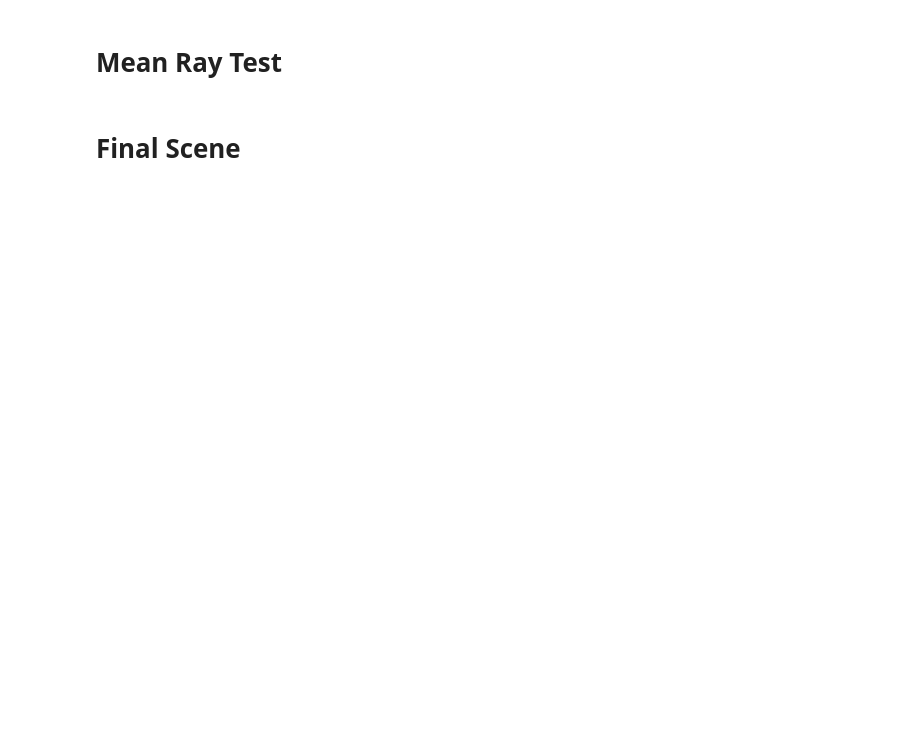
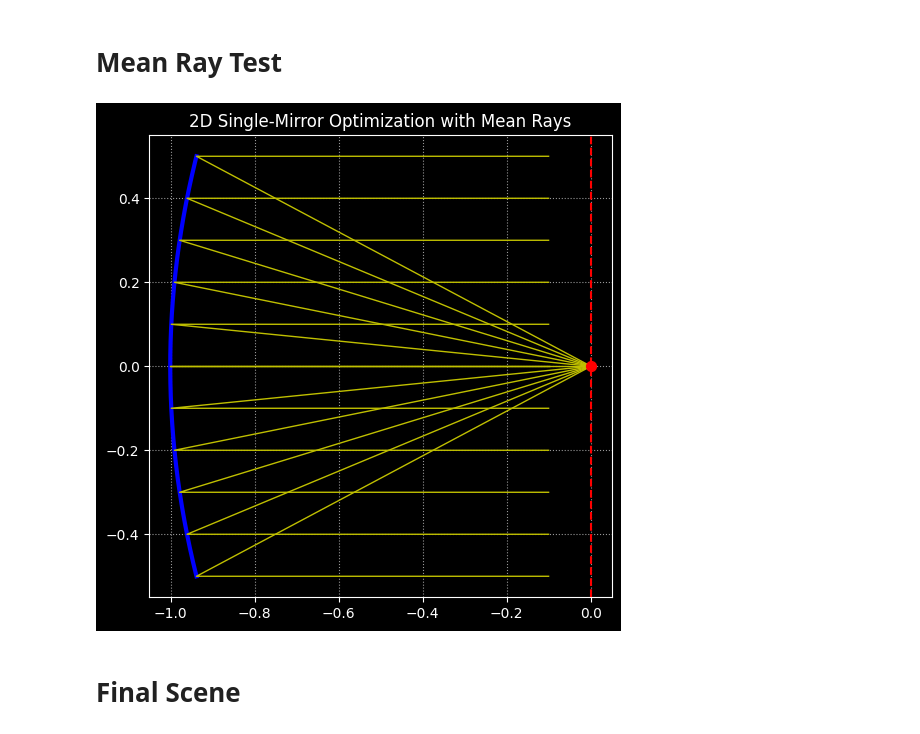
Before and after one commit to ssteinberg/solar_optical_concentrator, a Jupyter notebook: diff_rendering/single_mirror_spline.ipynb, the cells around one changed output. Saved outputs shown, nothing was run; the diff lists cells and outputs as text; code cells hidden in the pictures; blank space fills up the shorter version.

```diff
--- a/diff_rendering/single_mirror_spline.ipynb
+++ b/diff_rendering/single_mirror_spline.ipynb
@@ -26,33 +26,34 @@ L = 1
 f = 1
 aperture = 1
 half_aperture = aperture / 2
-num_mirror1_segments = 100000
+num_mirror1_segments = 1000
 spline_control_points = 3
 spline_degree = spline_control_points - 1
 num_2d_vertices = num_mirror1_segments + 1
-three_dimensional_thickness = 0.005
-target_height = 0.001
+target_height = aperture / num_mirror1_segments / 10
 target_half_height = target_height / 2
-optimization_iterations = 10000
+three_dimensional_thickness = target_half_height
+optimization_iterations = 1000
 optimization_rays = 10000
 optimization_ray_max_y = half_aperture
 optimization_ray_min_y = -half_aperture
-learning_rate = 0.01
-learning_rate_drop_factor = 0.5
+learning_rate = 0.001
+learning_rate_drop_factor = 0.1
 learning_rate_drop_percentages = [0.5, 0.75, 0.9]
 epsilon = 1e-6
 mirror_rough_conductor_alpha = 0.005
-test_mean_rays = 10
+test_mean_rays = 11
 gradient_clipping_threshold = 0.05
 gradient_clipping_norm_threshold = 0.1
 gradient_clipping_drop_factor = 0.5
 camera_res_x = 256
 camera_res_y = 256
-camera_x_pos = -0.1
-camera_fov = 5
-camera_near_clip = 0.01
-camera_far_clip = 2
+camera_x_pos = -target_height
+camera_fov = math.degrees(math.atan(-camera_x_pos / target_half_height))
+camera_near_clip = -camera_x_pos / 10
+camera_far_clip = -camera_x_pos + 0.1
 has_vertex_normals = True
+spp=8000
 
 # Create an output directory to store info on the run
 output_path = create_and_get_output_path('single_mirror_spline')
@@ -85,7 +86,8 @@ write_data_json({
     'camera_fov': camera_fov,
     'camera_near_clip': camera_near_clip,
     'camera_far_clip': camera_far_clip,
-    'has_vertex_normals': has_vertex_normals
+    'has_vertex_normals': has_vertex_normals,
+    'spp': spp
 }, output_path, 'config')
 # %% [markdown]
 # Mirror 1 Mesh
@@ -463,7 +479,7 @@ test_ray_dir = mi.Vector3f(-1, 0, 0)
 test_ray_origins = mi.Point3f(-0.1, test_ray_ys, 0.0)
 test_rays = mi.Ray3f(o=test_ray_origins, d=test_ray_dir)
 test_si = scene.ray_intersect(test_rays)
-test_wo = test_rays.d - 2 * dr.dot(test_rays.d, test_si.n) * test_si.n
+test_wo = test_rays.d - 2 * dr.dot(test_rays.d, test_si.sh_frame.n) * test_si.sh_frame.n
 cross_points = -test_si.p.x / test_wo.x
 cross_points_y = test_si.p.y + cross_points * test_wo.y
 test_x0 = np.array(test_ray_origins)[0]
@@ -472,33 +488,35 @@ test_x1 = np.array(test_si.p.x)
 test_y1 = np.array(test_si.p.y)
 test_x2 = np.zeros(test_mean_rays)
 test_y2 = np.array(cross_points_y)
 mean_x = [list(x) for x in zip(*[test_x0, test_x1, test_x2])]
 mean_y = [list(y) for y in zip(*[test_y0, test_y1, test_y2])]
 
 # Create the figure
 fig = plt.figure(figsize=(10, 6))
 
 # Draw the mirror by connecting the vertices
 plt.plot(final_x, final_y, 'b-', lw=3, label='Optimized Mirror')
 
 # Draw the target plane and centre
 plt.axvline(x=0, color='red', linestyle='--', label='Target Plane (x=0)')
 plt.scatter([0], [target_center.y], color='red', s=50, zorder=5, label='Target Centre')
 
 # Labels and formatting
 plt.title('2D Single-Mirror Optimization with Mean Rays')
 plt.grid(True, linestyle=':', alpha=0.6)
 plt.gca().set_aspect('equal', adjustable='box')
 
 # Plot the mean rays
 for i in range(len(mean_x)):
     plt.plot(mean_x[i], mean_y[i], 'y-', lw=1, label='Mean Rays')
 
 # Save
 write_figure(fig, output_path, 'optimized_mirror_with_mean_rays')
 
 # Display
 plt.show()
+# %% [output]
+[figure, added]
 # %% [markdown]
 # Final Scene
 # %%
```
Also changed, not shown: parts of 9 cells of this notebook.
